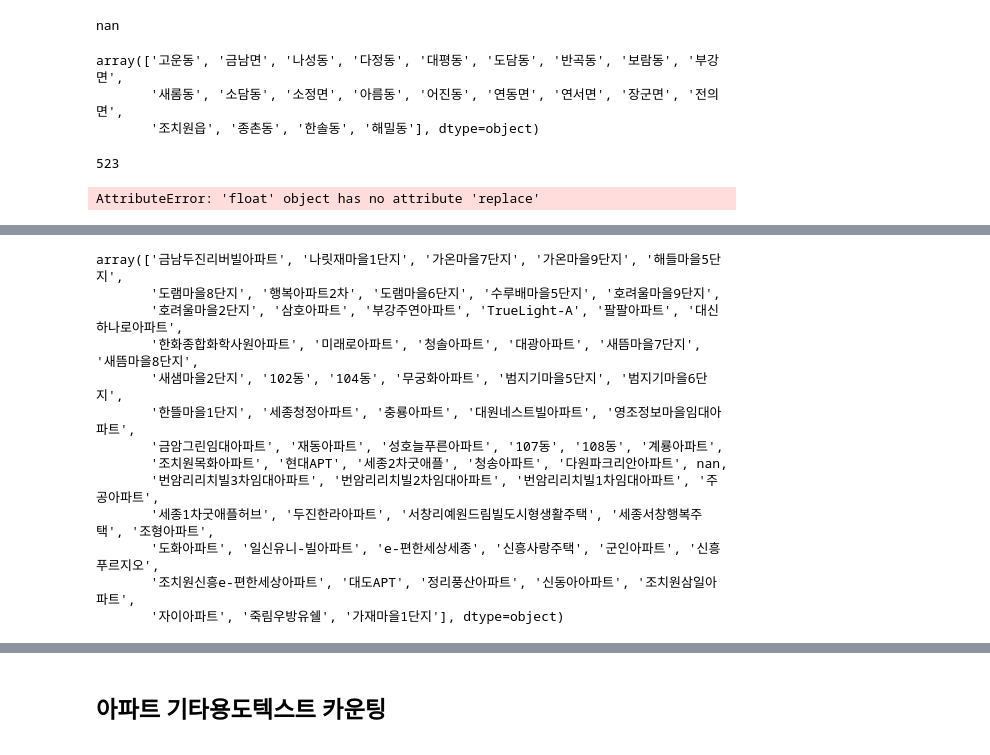
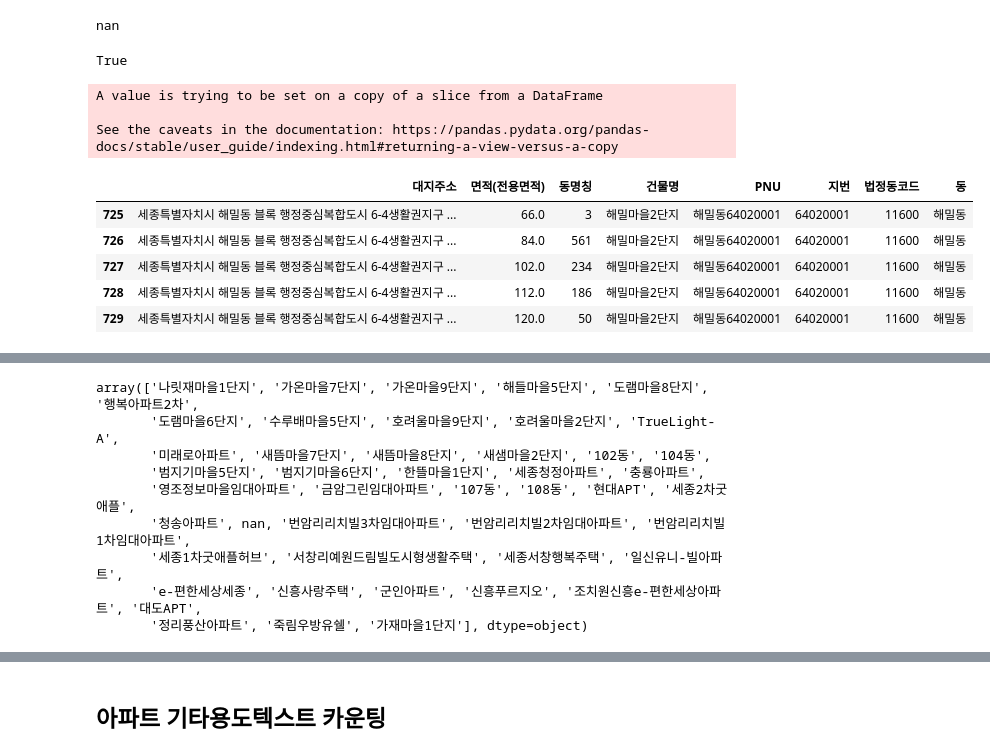
Before and after one commit to metterian/sejong-house-market-analyse, a Jupyter notebook: 전유부_아파트_정리.ipynb, the cells around one changed output, grey strips where cells are left out. Cells and saved outputs as stored; diff of their text form; code cells hidden in the pictures.

```diff
--- a/전유부_아파트_정리.ipynb
+++ b/전유부_아파트_정리.ipynb
@@ -214,50 +205,56 @@ PNU = PNU.to_dict()
 apt_group['건물명'].iloc[523]
 # %% [output]
 nan
-# %%
-apt_group['동'].unique()
-# %% [output]
-array(['고운동', '금남면', '나성동', '다정동', '대평동', '도담동', '반곡동', '보람동', '부강면',
-       '새롬동', '소담동', '소정면', '아름동', '어진동', '연동면', '연서면', '장군면', '전의면',
-       '조치원읍', '종촌동', '한솔동', '해밀동'], dtype=object)
+# %%
+apt_trd[apt_trd['아파트'].str.contains(bid_new)]
+# %% [output]
+True
 # %%
 # 건물명, PNU 정보 통일
 invaild = pd.DataFrame(columns=apt_group.columns)
-for i in apt_group.index[523:] :
+for i in apt_group.index :
 
     pnu_value = apt_group['PNU'].iloc[i]
     bid_error = apt_group['건물명'].iloc[i]
-    # nan 일때, 처리 할 방법 필요
+
     bid_df = apt_trd[apt_trd['아파트'] == bid_error]
-    print(i)
     dong = apt_group['동'].iloc[i][:-1]
 
-    bid_new = bid_error.replace(dong,'')
+    bid_new = 'pass' if type(apt_group['건물명'].iloc[i]) == float else bid_error.replace(dong,'')
     bid_new = bid_new.replace('아파트','')
 
     #건물명, 지번 거래정보 기준으로 교체(단, 거래가 발생한 케이스만)
     #(1). PNU 정보 기준으로 건물명 바꾸기(group의 번지가 있는 케이스)
     if pnu_value in PNU :
         apt_group['건물명'].iloc[i] = PNU.get(pnu_value)['아파트']
 
     #(2). 건물명 정보 기준으로 PNU 정보 바꾸기(group의 번지가 누락된 케이스)
+    #(3) 건물명에 동이름이 포함된 경우, trd 기준으로 정보 변경
+
     # >> 정규식으로 바꾸기
-    elif len(bid_df) != 0 :
+    elif len(bid_df) != 0:
 
         bid = apt_trd[apt_trd['아파트'].str.contains(bid_error)].iloc[0]
         apt_group['PNU'].iloc[i] = bid['PNU']
         apt_group['지번'].iloc[i] =bid['번'] + bid['지']
-    #(3) 건물명에 동이름이 포함된 경우, trd 기준으로 정보 변경
-    elif len(apt_trd[apt_trd['아파트'].str.contains(bid_new)]) != 0:
+
+    elif len(apt_trd[apt_trd['아파트'].str.contains(bid_new)]) != 0 :
 
         bid = apt_trd[apt_trd['아파트'].str.contains(bid_new)].iloc[0]
         apt_group['PNU'].iloc[i] = bid['PNU']
-        apt_group['지번'].iloc[i] = bid['번'] + bid['지']
+        apt_group['지번'].iloc[i] =bid['번'] + bid['지']
 
     else :
         #print(i, apt_group['건물명'].iloc[i], apt_group['PNU'].iloc[i])
         invaild.loc[i] = apt_group.iloc[i]
 display(apt_group.tail(), invaild.head())
 # %% [output]
-523
+A value is trying to be set on a copy of a slice from a DataFrame
+
+See the caveats in the documentation: https://pandas.pydata.org/pandas-docs/stable/user_guide/indexing.html#returning-a-view-versus-a-copy
-AttributeError: 'float' object has no attribute 'replace'
+|  | 대지주소 | 면적(전용면적) | 동명칭 | 건물명 | PNU | 지번 | 법정동코드 | 동 |
+| 725 | 세종특별자치시 해밀동 블록 행정중심복합도시 6-4생활권지구 ... | 66.0 | 3 | 해밀마을2단지 | 해밀동64020001 | 64020001 | 11600 | 해밀동 |
+| 726 | 세종특별자치시 해밀동 블록 행정중심복합도시 6-4생활권지구 ... | 84.0 | 561 | 해밀마을2단지 | 해밀동64020001 | 64020001 | 11600 | 해밀동 |
+| 727 | 세종특별자치시 해밀동 블록 행정중심복합도시 6-4생활권지구 ... | 102.0 | 234 | 해밀마을2단지 | 해밀동64020001 | 64020001 | 11600 | 해밀동 |
+| 728 | 세종특별자치시 해밀동 블록 행정중심복합도시 6-4생활권지구 ... | 112.0 | 186 | 해밀마을2단지 | 해밀동64020001 | 64020001 | 11600 | 해밀동 |
+| 729 | 세종특별자치시 해밀동 블록 행정중심복합도시 6-4생활권지구 ... | 120.0 | 50 | 해밀마을2단지 | 해밀동64020001 | 64020001 | 11600 | 해밀동 |
@@ -264,19 +267,15 @@ AttributeError: 'float' object has no attribute 'replace'
 # %%
 invaild['건물명'].unique()
 # %% [output]
-array(['금남두진리버빌아파트', '나릿재마을1단지', '가온마을7단지', '가온마을9단지', '해들마을5단지',
-       '도램마을8단지', '행복아파트2차', '도램마을6단지', '수루배마을5단지', '호려울마을9단지',
-       '호려울마을2단지', '삼호아파트', '부강주연아파트', 'TrueLight-A', '팔팔아파트', '대신하나로아파트',
-       '한화종합화학사원아파트', '미래로아파트', '청솔아파트', '대광아파트', '새뜸마을7단지', '새뜸마을8단지',
-       '새샘마을2단지', '102동', '104동', '무궁화아파트', '범지기마을5단지', '범지기마을6단지',
-       '한뜰마을1단지', '세종청정아파트', '충룡아파트', '대원네스트빌아파트', '영조정보마을임대아파트',
-       '금암그린임대아파트', '재동아파트', '성호늘푸른아파트', '107동', '108동', '계룡아파트',
-       '조치원목화아파트', '현대APT', '세종2차굿애플', '청송아파트', '다원파크리안아파트', nan,
-       '번암리리치빌3차임대아파트', '번암리리치빌2차임대아파트', '번암리리치빌1차임대아파트', '주공아파트',
-       '세종1차굿애플허브', '두진한라아파트', '서창리예원드림빌도시형생활주택', '세종서창행복주택', '조형아파트',
-       '도화아파트', '일신유니-빌아파트', 'e-편한세상세종', '신흥사랑주택', '군인아파트', '신흥푸르지오',
-       '조치원신흥e-편한세상아파트', '대도APT', '정리풍산아파트', '신동아아파트', '조치원삼일아파트',
-       '자이아파트', '죽림우방유쉘', '가재마을1단지'], dtype=object)
+array(['나릿재마을1단지', '가온마을7단지', '가온마을9단지', '해들마을5단지', '도램마을8단지', '행복아파트2차',
+       '도램마을6단지', '수루배마을5단지', '호려울마을9단지', '호려울마을2단지', 'TrueLight-A',
+       '미래로아파트', '새뜸마을7단지', '새뜸마을8단지', '새샘마을2단지', '102동', '104동',
+       '범지기마을5단지', '범지기마을6단지', '한뜰마을1단지', '세종청정아파트', '충룡아파트',
+       '영조정보마을임대아파트', '금암그린임대아파트', '107동', '108동', '현대APT', '세종2차굿애플',
+       '청송아파트', nan, '번암리리치빌3차임대아파트', '번암리리치빌2차임대아파트', '번암리리치빌1차임대아파트',
+       '세종1차굿애플허브', '서창리예원드림빌도시형생활주택', '세종서창행복주택', '일신유니-빌아파트',
+       'e-편한세상세종', '신흥사랑주택', '군인아파트', '신흥푸르지오', '조치원신흥e-편한세상아파트', '대도APT',
+       '정리풍산아파트', '죽림우방유쉘', '가재마을1단지'], dtype=object)
 # %%
 list_mean = []
 list_count = []
```
Also changed, not shown: parts of 4 cells of this notebook.
